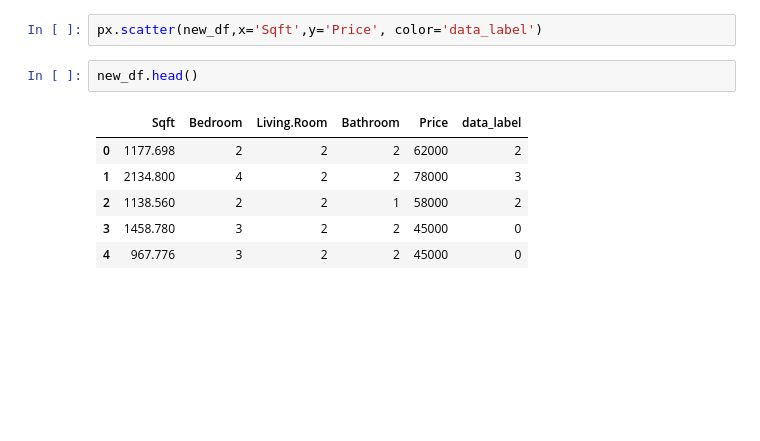
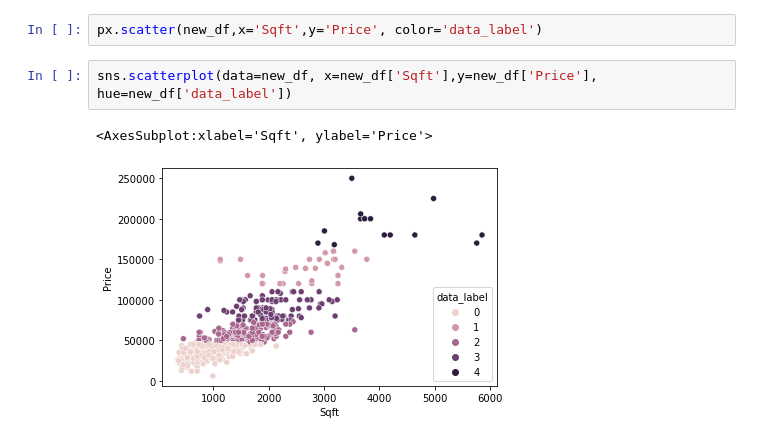
Before and after one commit to imran8583/MachineLearning, a Jupyter notebook: cluster_similar_houses.ipynb, the cells around one changed output. Saved outputs shown, nothing was run; the diff lists cells and outputs as text; blank space fills up the shorter version.

Commit message:
clustering similar houses for housing data

```diff
--- a/cluster_similar_houses.ipynb
+++ b/cluster_similar_houses.ipynb
@@ -175,12 +182,8 @@ Try using .loc[row_indexer,col_indexer] = value instead
 See the caveats in the documentation: https://pandas.pydata.org/pandas-docs/stable/user_guide/indexing.html#returning-a-view-versus-a-copy
 # %%
 px.scatter(new_df,x='Sqft',y='Price', color='data_label')
-# %%
-new_df.head()
-# %% [output]
-|  | Sqft | Bedroom | Living.Room | Bathroom | Price | data_label |
-| 0 | 1177.698 | 2 | 2 | 2 | 62000 | 2 |
-| 1 | 2134.800 | 4 | 2 | 2 | 78000 | 3 |
-| 2 | 1138.560 | 2 | 2 | 1 | 58000 | 2 |
-| 3 | 1458.780 | 3 | 2 | 2 | 45000 | 0 |
-| 4 | 967.776 | 3 | 2 | 2 | 45000 | 0 |
+# %%
+sns.scatterplot(data=new_df, x=new_df['Sqft'],y=new_df['Price'], hue=new_df['data_label'])
+# %% [output]
+<AxesSubplot:xlabel='Sqft', ylabel='Price'>
+[figure, added]
```
Also changed, not shown: parts of 1 cell of this notebook.
